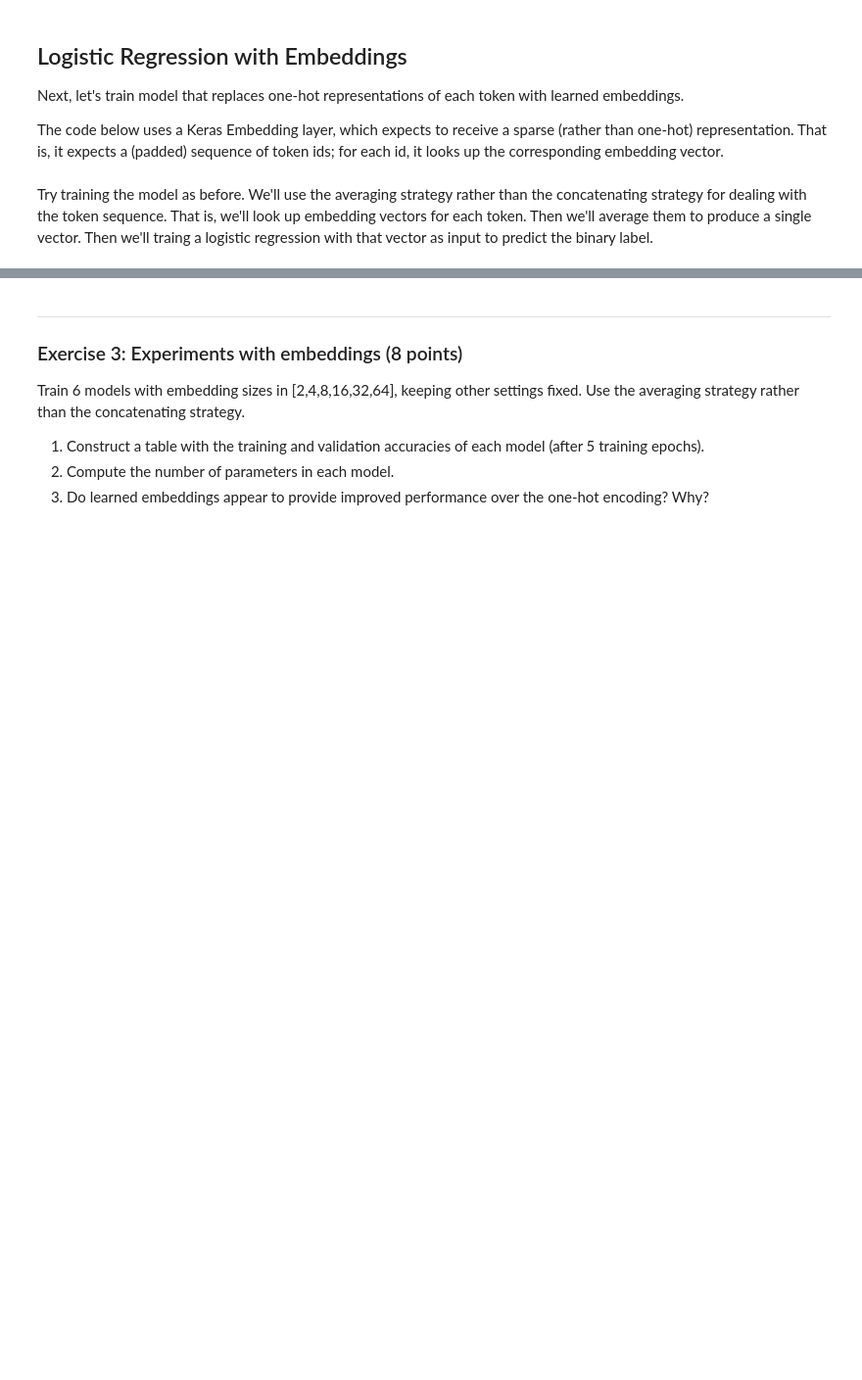
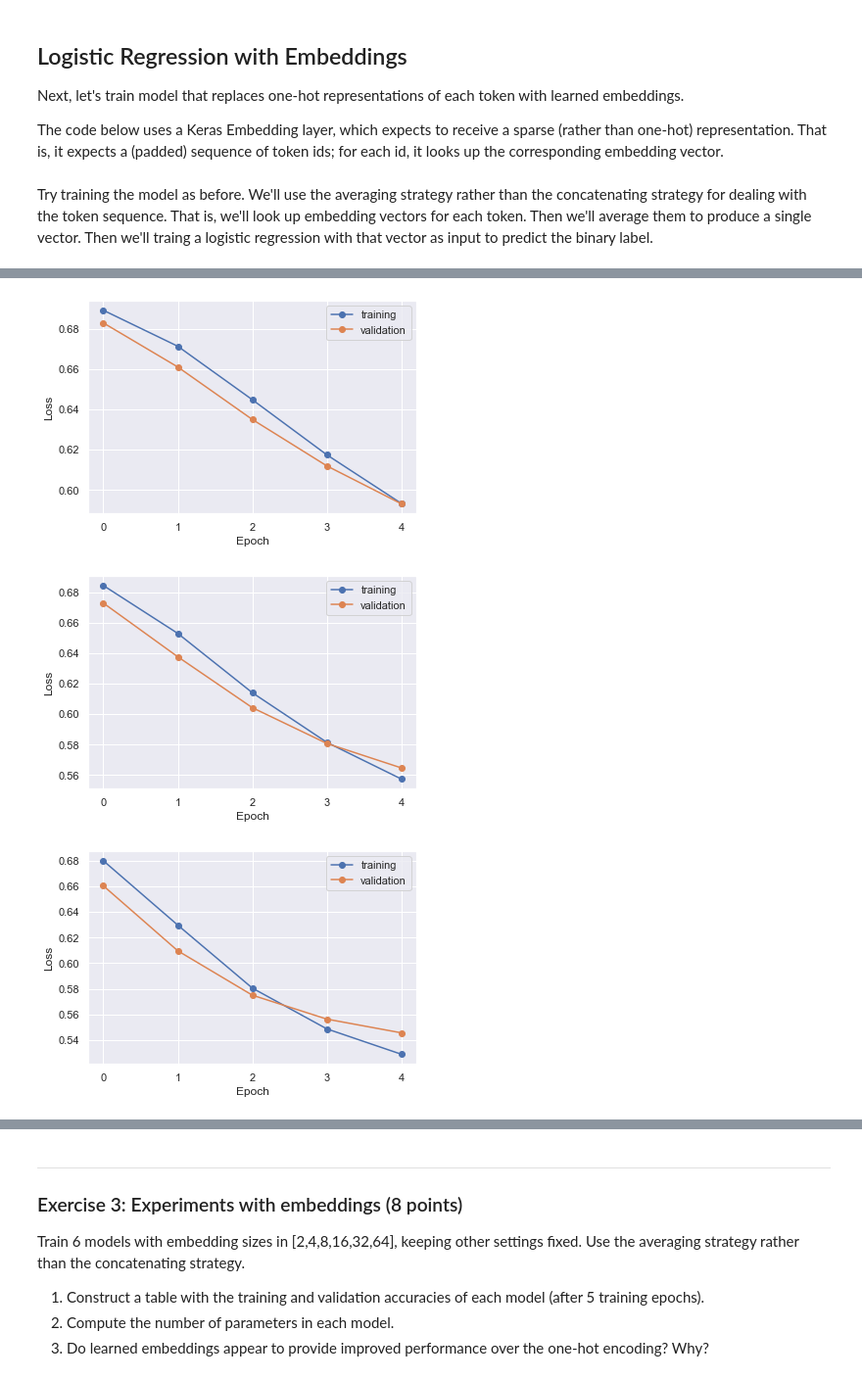
Before and after one commit to stephentan-mids/w207.5-fall2022-cilin, a Jupyter notebook: 09 Embeddings for Text.ipynb, the cells around one changed output, grey strips where cells are left out. Shown: that part at 98% size. Drawn from its saved outputs; the diff is of its cells as text; code cells hidden in the pictures; blank space fills up the shorter version.

```diff
--- a/09 Embeddings for Text.ipynb
+++ b/09 Embeddings for Text.ipynb
@@ -538,0 +551,77 @@ plot_history(history)
+# %%
+# Question 3
+model_emb_size_2 = build_embeddings_model(average_over_positions=True, embedding_dim=2)
+model_emb_size_4 = build_embeddings_model(average_over_positions=True, embedding_dim=4)
+model_emb_size_8 = build_embeddings_model(average_over_positions=True, embedding_dim=8)
+model_emb_size_16 = build_embeddings_model(average_over_positions=True, embedding_dim=16)
+model_emb_size_32 = build_embeddings_model(average_over_positions=True, embedding_dim=32)
+model_emb_size_64 = build_embeddings_model(average_over_positions=True, embedding_dim=64)
+
+history_emb_size_2 = model_emb_size_2.fit(
+    x = X_train_reduced,  # our sparse padded training data
+    y = Y_train,          # corresponding binary labels
+    epochs=5,             # number of passes through the training data
+    batch_size=64,        # mini-batch size
+    validation_split=0.1, # use a fraction of the examples for validation
+    verbose=1             # display some progress output during training
+    )
+
+history_emb_size_4 = model_emb_size_4.fit(
+    x = X_train_reduced,  # our sparse padded training data
+    y = Y_train,          # corresponding binary labels
+    epochs=5,             # number of passes through the training data
+    batch_size=64,        # mini-batch size
+    validation_split=0.1, # use a fraction of the examples for validation
+    verbose=1             # display some progress output during training
+    )
+
+history_emb_size_8 = model_emb_size_8.fit(
+    x = X_train_reduced,  # our sparse padded training data
+    y = Y_train,          # corresponding binary labels
+    epochs=5,             # number of passes through the training data
+    batch_size=64,        # mini-batch size
+    validation_split=0.1, # use a fraction of the examples for validation
+    verbose=1             # display some progress output during training
+    )
+
+history_emb_size_16 = model_emb_size_16.fit(
+    x = X_train_reduced,  # our sparse padded training data
+    y = Y_train,          # corresponding binary labels
+    epochs=5,             # number of passes through the training data
+    batch_size=64,        # mini-batch size
+    validation_split=0.1, # use a fraction of the examples for validation
+    verbose=1             # display some progress output during training
+    )
+
+history_emb_size_32 = model_emb_size_32.fit(
+    x = X_train_reduced,  # our sparse padded training data
+    y = Y_train,          # corresponding binary labels
+    epochs=5,             # number of passes through the training data
+    batch_size=64,        # mini-batch size
+    validation_split=0.1, # use a fraction of the examples for validation
+    verbose=1             # display some progress output during training
+    )
+
+history_emb_size_64 = model_emb_size_64.fit(
+    x = X_train_reduced,  # our sparse padded training data
+    y = Y_train,          # corresponding binary labels
+    epochs=5,             # number of passes through the training data
+    batch_size=64,        # mini-batch size
+    validation_split=0.1, # use a fraction of the examples for validation
+    verbose=1             # display some progress output during training
+    )
+
+history_emb_size_2 = pd.DataFrame(history_emb_size_2.history)
+history_emb_size_4 = pd.DataFrame(history_emb_size_4.history)
+history_emb_size_8 = pd.DataFrame(history_emb_size_8.history)
+history_emb_size_16 = pd.DataFrame(history_emb_size_16.history)
+history_emb_size_32 = pd.DataFrame(history_emb_size_32.history)
+history_emb_size_64 = pd.DataFrame(history_emb_size_64.history)
+
+plot_history(history_emb_size_2)
+plot_history(history_emb_size_4)
+plot_history(history_emb_size_8)
+plot_history(history_emb_size_16)
+plot_history(history_emb_size_32)
+plot_history(history_emb_size_64)
+# %% [output]
@@ -538,0 +645,3 @@ plot_history(history)
+[figure, added]
+[figure, added]
+[figure, added]
```
Also changed, not shown: parts of 15 cells of this notebook.
